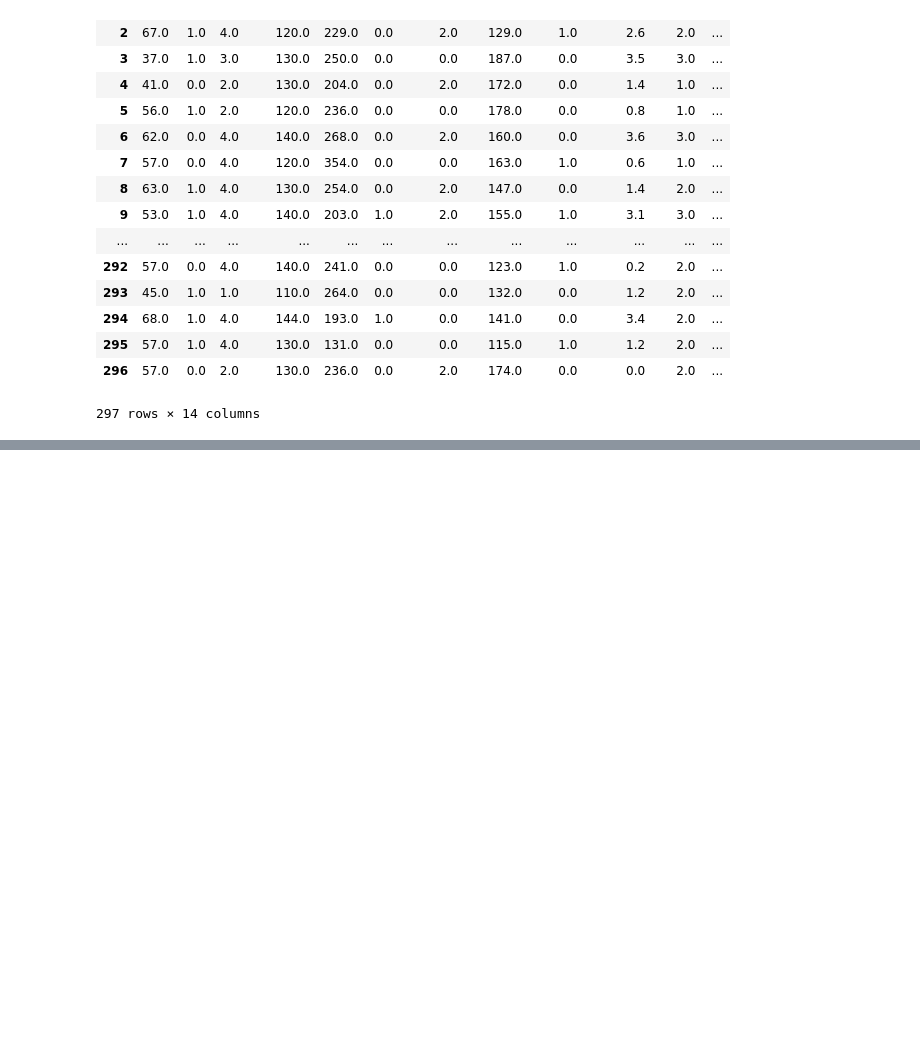
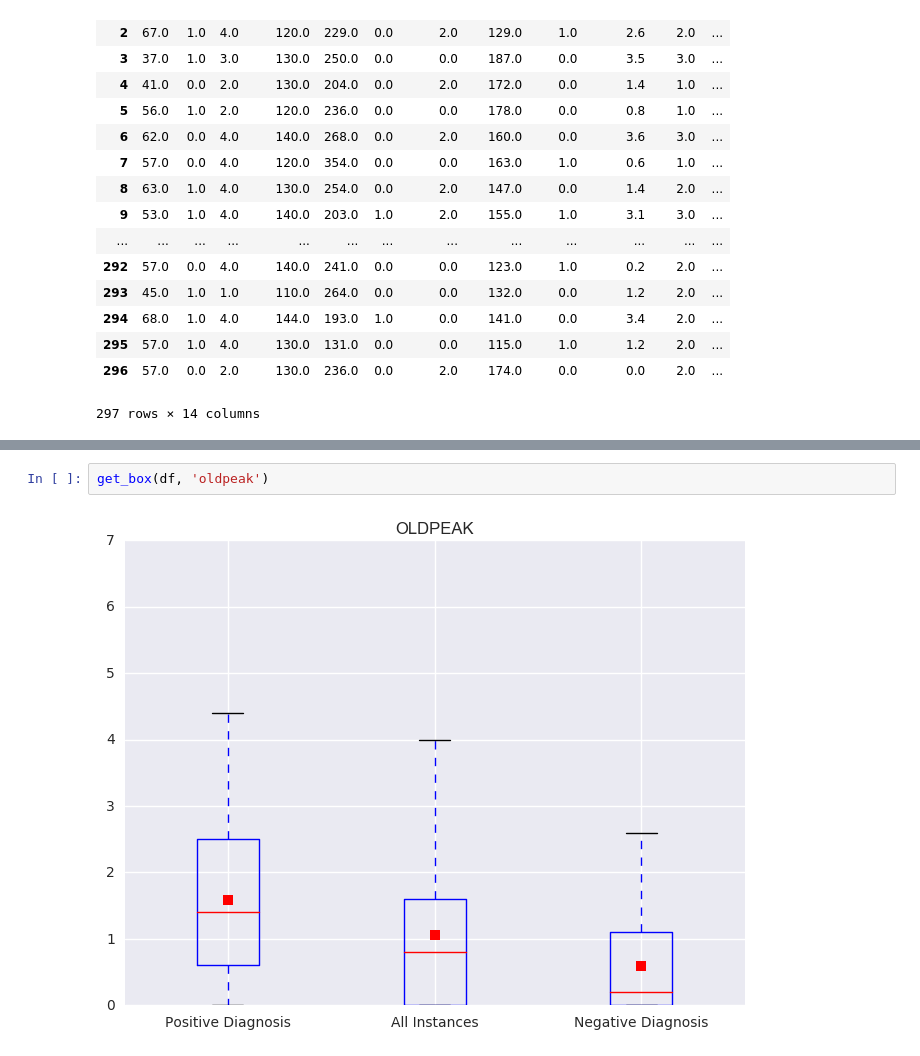
Before and after one commit to MACoup/cleveland-heart-disease, a Jupyter notebook: EDA/EDA.ipynb, the cells around one changed output, grey strips where cells are left out. Cells and saved outputs as stored; diff of their text form; blank space fills up the shorter version.

```diff
--- a/EDA/EDA.ipynb
+++ b/EDA/EDA.ipynb
@@ -38,0 +227,4 @@ KeyError: 0
+# %%
+get_box(df, 'oldpeak')
+# %% [output]
+[figure, added]
```
Also changed, not shown: parts of 99 cells of this notebook, 19 other files.
